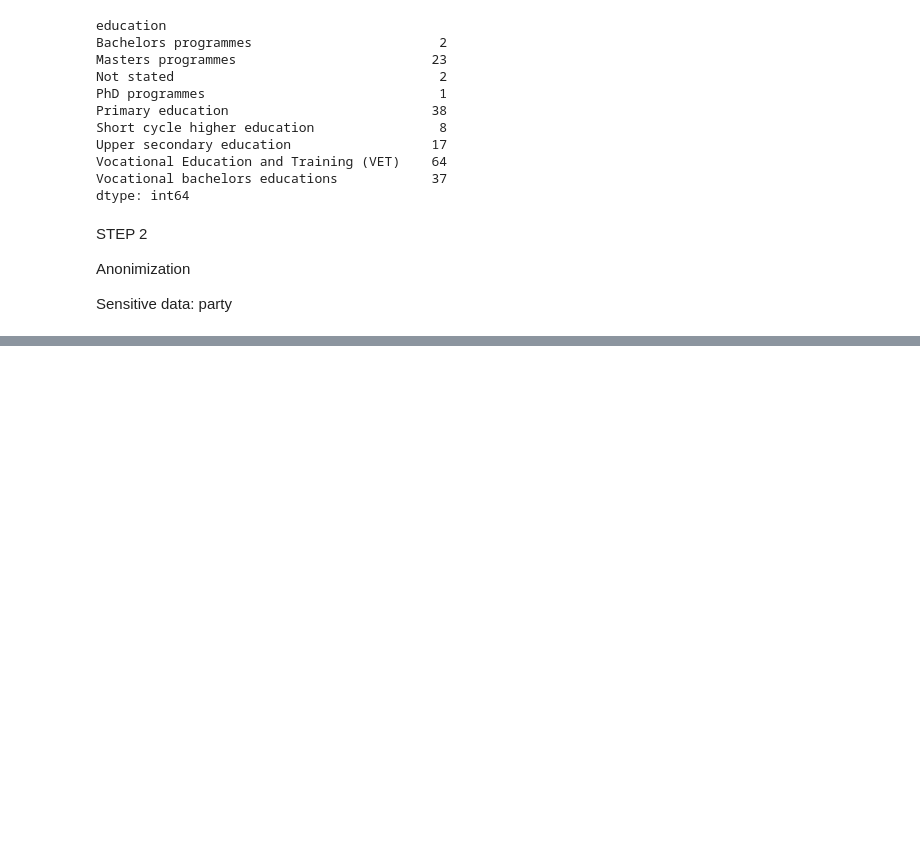
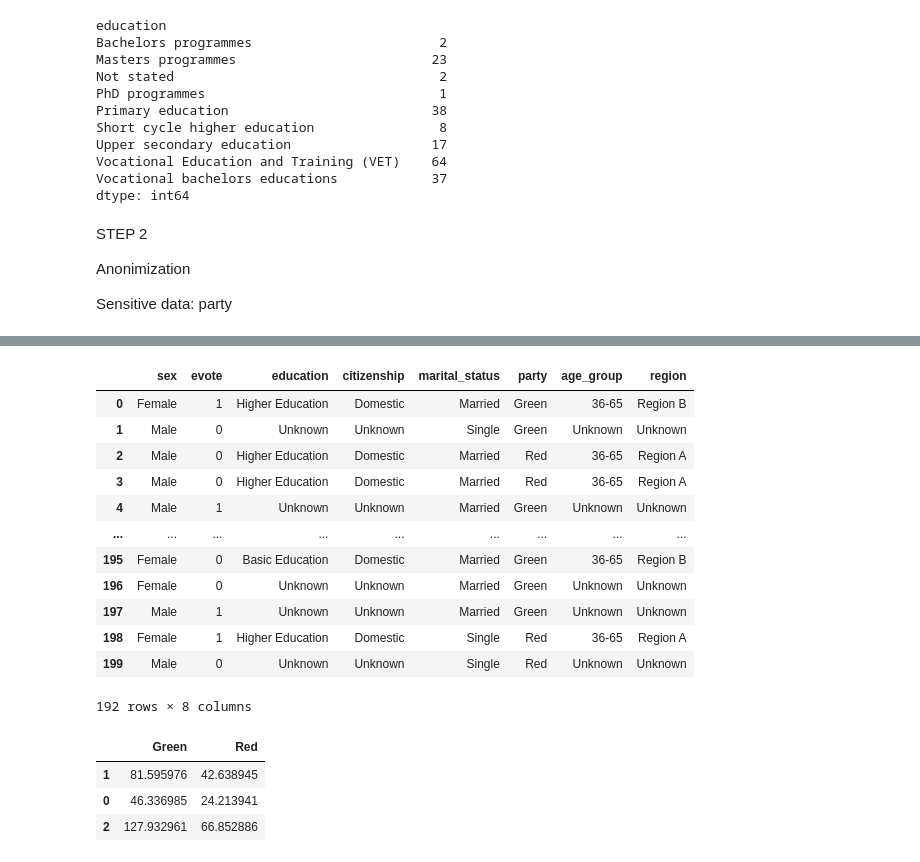
Before and after one commit to biobab/priv_proj, a Jupyter notebook: proj.ipynb, the cells around one changed output, grey strips where cells are left out. Cells and saved outputs as stored; diff of their text form; code cells hidden in the pictures; blank space fills up the shorter version.

```diff
--- a/proj.ipynb
+++ b/proj.ipynb
@@ -675,6 +626,4 @@ dtype: int64
 # %%
-import pandas as pd
-
 # Load the dataset
 survey_data = pd.read_excel("data/private_dataG.xlsx")  # Replace with your actual file path
 
@@ -704,7 +653,7 @@ marital_mapping = {
     'Never married': 'Single',
     'Divorced': 'Single',
     'Married/separated': 'Married',
-    'Widowed': 'Married'
+    'Widowed': 'Single'
 }
 anonymized_survey_data['marital_status'] = anonymized_survey_data['marital_status'].map(marital_mapping)
 
@@ -723,8 +672,36 @@ education_mapping = {
 anonymized_survey_data['education'] = anonymized_survey_data['education'].map(education_mapping)
 
 # Step 6: Generalize 'citizenship' to 'Domestic' or 'Foreign'
-anonymized_survey_data['citizenship'] = anonymized_survey_data['citizenship'].apply(lambda x: 'Domestic' if x == 'Denmark' else 'Foreign')
+anonymized_survey_data['citizenship'] = anonymized_survey_data['citizenship'].apply(
+    lambda x: 'Domestic' if x == 'Denmark' else 'Foreign'
+)
 
-# Display the final anonymized survey data
-anonymized_survey_data.head()
+# Display the final anonymized survey data for verification
+print("Anonymized Survey Data Sample:")
+print(anonymized_survey_data.head())
+
+# Define quasi-identifiers for k-anonymity and l-diversity analysis
+quasi_identifiers = ['sex', 'age_group', 'region', 'marital_status', 'education', 'citizenship']
+
+# 1. Calculate Disclosure Risk
+grouped_counts = anonymized_survey_data.groupby(quasi_identifiers).size()
+unique_groups = grouped_counts[grouped_counts == 1].count()
+near_unique_groups = grouped_counts[grouped_counts <= 2].count()
+
+print("\nDisclosure Risk Analysis:")
+print(f"Unique groups (potential re-identification risk): {unique_groups}")
+print(f"Near-unique groups (groups of size 2): {near_unique_groups}")
+
+# 2. Calculate k-Anonymity
+min_k_value = grouped_counts.min()
+print(f"\nk-Anonymity Analysis:")
+print(f"Minimum k value: {min_k_value}")
+
+# 3. Calculate l-Diversity
+# We need to check the diversity of sensitive values ('party') within each quasi-identifier group
+l_diversity_counts = anonymized_survey_data.groupby(quasi_identifiers)['party'].nunique()
+min_l_diversity = l_diversity_counts.min()
+
+print(f"\nl-Diversity Analysis:")
+print(f"Minimum l-diversity value for 'party': {min_l_diversity}")
 # %% [output]
@@ -786,0 +821,31 @@ private
+# %%
+anonymized_survey_data = anonymized_survey_data[anonymized_survey_data["party"].isin(["Green","Red"])]
+# %%
+anonymized_survey_data.groupby(["party"]).size()
+# anonymized_survey_data.head(50)
+# anonymized_survey_data.groupby(["citizenship"]).size()
+anonymized_survey_data
+# %% [output]
+|  | sex | evote | education | citizenship | marital_status | party | age_group | region |
+| 0 | Female | 1 | Higher Education | Domestic | Married | Green | 36-65 | Region B |
+| 1 | Male | 0 | Unknown | Unknown | Single | Green | Unknown | Unknown |
+| 2 | Male | 0 | Higher Education | Domestic | Married | Red | 36-65 | Region A |
+| 3 | Male | 0 | Higher Education | Domestic | Married | Red | 36-65 | Region A |
+| 4 | Male | 1 | Unknown | Unknown | Married | Green | Unknown | Unknown |
+| ... | ... | ... | ... | ... | ... | ... | ... | ... |
+| 195 | Female | 0 | Basic Education | Domestic | Married | Green | 36-65 | Region B |
+| 196 | Female | 0 | Unknown | Unknown | Married | Green | Unknown | Unknown |
+| 197 | Male | 1 | Unknown | Unknown | Married | Green | Unknown | Unknown |
+| 198 | Female | 1 | Higher Education | Domestic | Single | Red | 36-65 | Region A |
+| 199 | Male | 0 | Unknown | Unknown | Single | Red | Unknown | Unknown |
+192 rows × 8 columns
+# %%
+#A
+#results df
+expected_results =  expected_results[["Green","Red"]]
+expected_results
+# %% [output]
+|  | Green | Red |
+| 1 | 81.595976 | 42.638945 |
+| 0 | 46.336985 | 24.213941 |
+| 2 | 127.932961 | 66.852886 |
```
Also changed, not shown: parts of 37 cells of this notebook, 2 other files.
